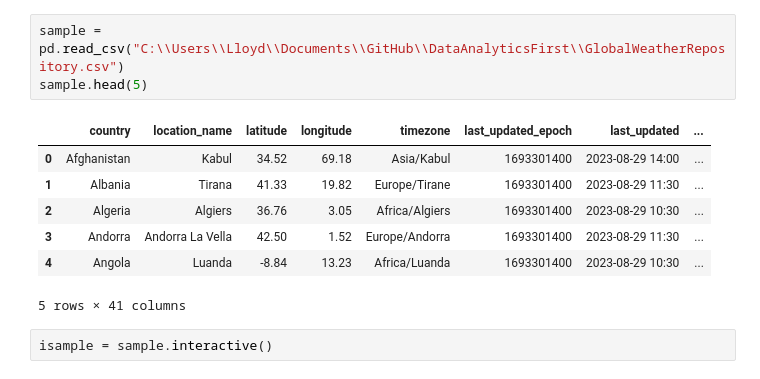
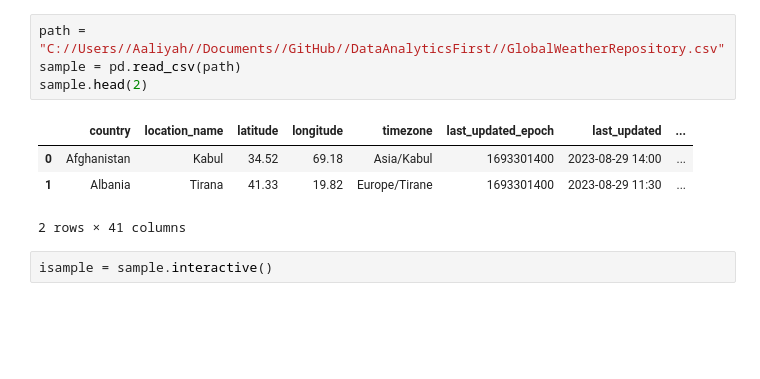
Before and after one commit to gabrielrago/DataAnalyticsFirst, a Jupyter notebook: Interactive_dashboard.ipynb, the cells around one changed output. Drawn from its saved outputs; the diff is of its cells as text; blank space fills up the shorter version.

```diff
--- a/Interactive_dashboard.ipynb
+++ b/Interactive_dashboard.ipynb
@@ -11,14 +14,12 @@ import hvplot.pandas
 # %%
-sample = pd.read_csv("C:\\Users\\Lloyd\\Documents\\GitHub\\DataAnalyticsFirst\\GlobalWeatherRepository.csv")
-sample.head(5)
+path = "C://Users//Aaliyah//Documents//GitHub//DataAnalyticsFirst//GlobalWeatherRepository.csv"
+sample = pd.read_csv(path)
+sample.head(2)
 # %% [output]
 |  | country | location_name | latitude | longitude | timezone | last_updated_epoch | last_updated | ... |
 | 0 | Afghanistan | Kabul | 34.52 | 69.18 | Asia/Kabul | 1693301400 | 2023-08-29 14:00 | ... |
 | 1 | Albania | Tirana | 41.33 | 19.82 | Europe/Tirane | 1693301400 | 2023-08-29 11:30 | ... |
-| 2 | Algeria | Algiers | 36.76 | 3.05 | Africa/Algiers | 1693301400 | 2023-08-29 10:30 | ... |
-| 3 | Andorra | Andorra La Vella | 42.50 | 1.52 | Europe/Andorra | 1693301400 | 2023-08-29 11:30 | ... |
-| 4 | Angola | Luanda | -8.84 | 13.23 | Africa/Luanda | 1693301400 | 2023-08-29 10:30 | ... |
-5 rows × 41 columns
+2 rows × 41 columns
 # %%
 isample = sample.interactive()
 # %%
```
Also changed, not shown: parts of 12 cells of this notebook.
